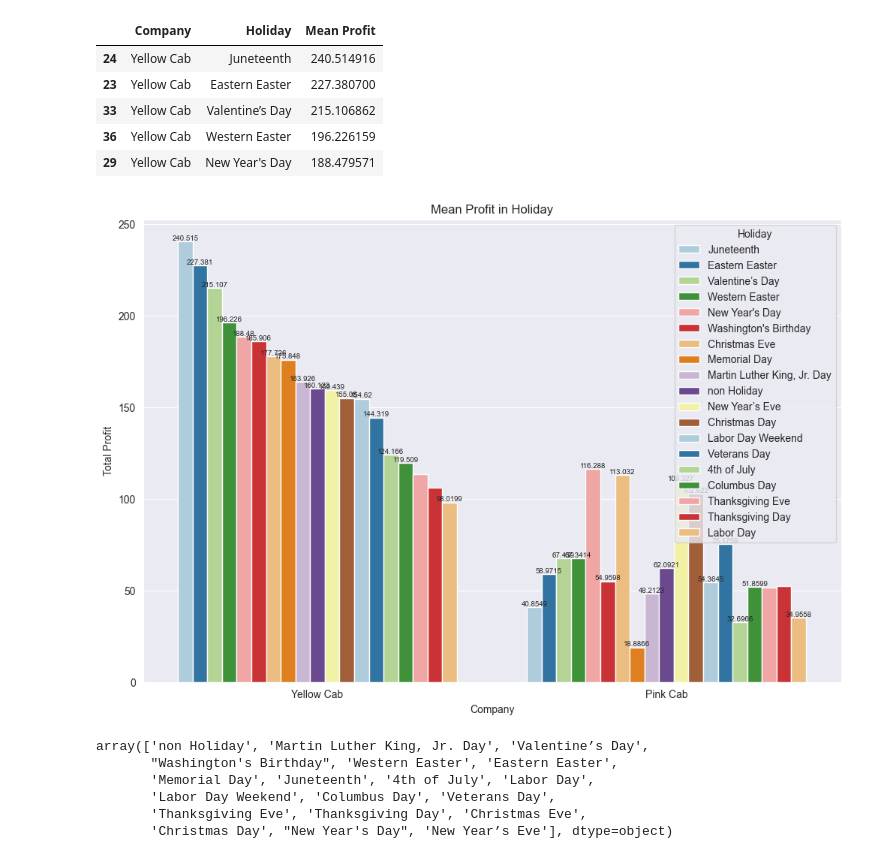
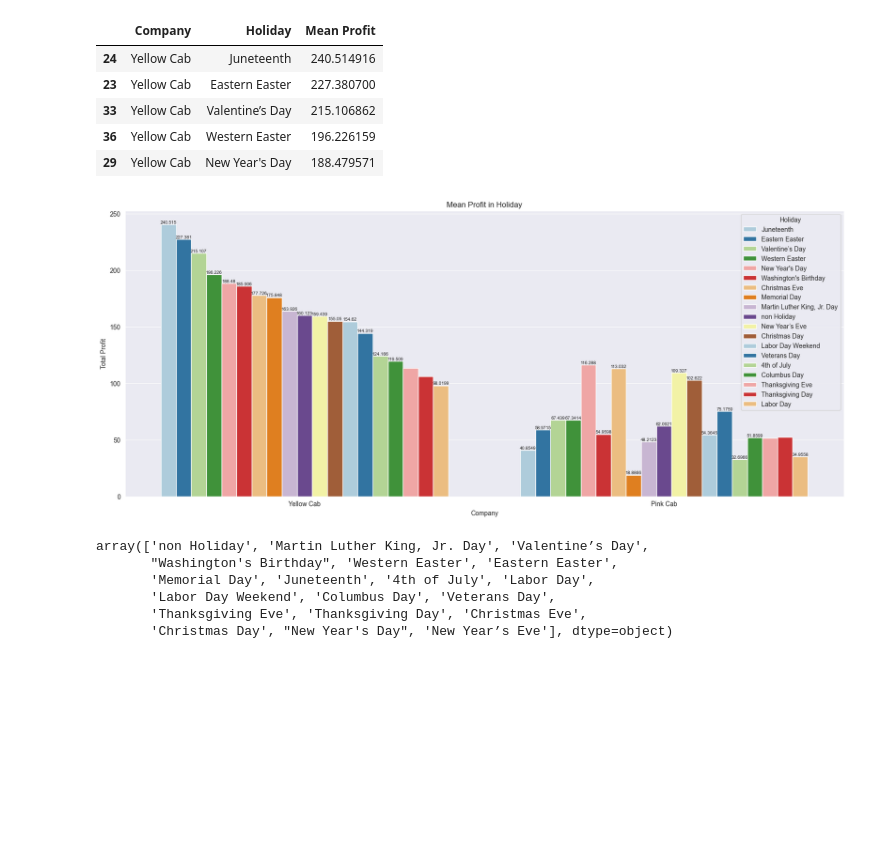
Before and after one commit to MuhammadNurilHuda/G2M-Cab-Investment, a Jupyter notebook: Data Preparation.ipynb, the cells around one changed output. Cells and saved outputs as stored; diff of their text form; code cells hidden in the pictures; blank space fills up the shorter version.

```diff
--- a/Data Preparation.ipynb
+++ b/Data Preparation.ipynb
@@ -835,15 +835,16 @@ df_grouped.head()
 | 36 | Yellow Cab | Western Easter | 196.226159 |
 | 29 | Yellow Cab | New Year's Day | 188.479571 |
 # %%
+plt.figure(figsize=(20, 8))
 ax = sns.barplot(data=df_grouped, x='Company', y='Mean Profit', hue='Holiday', palette='Paired')
 plt.title('Mean Profit in Holiday')
 plt.xlabel('Company')
 plt.ylabel('Total Profit')
 for i in range(17):
     ax.bar_label(ax.containers[i-1], fontsize=7)
 plt.show()
 # %% [output]
-[figure, old version]
+[figure, new version]
 # %%
 df_copy = df_used[['Company', 'Holiday', 'Profit']].copy()
 df_copy['Holiday'].unique()
```
Also changed, not shown: parts of 7 cells of this notebook, 1 other file.
